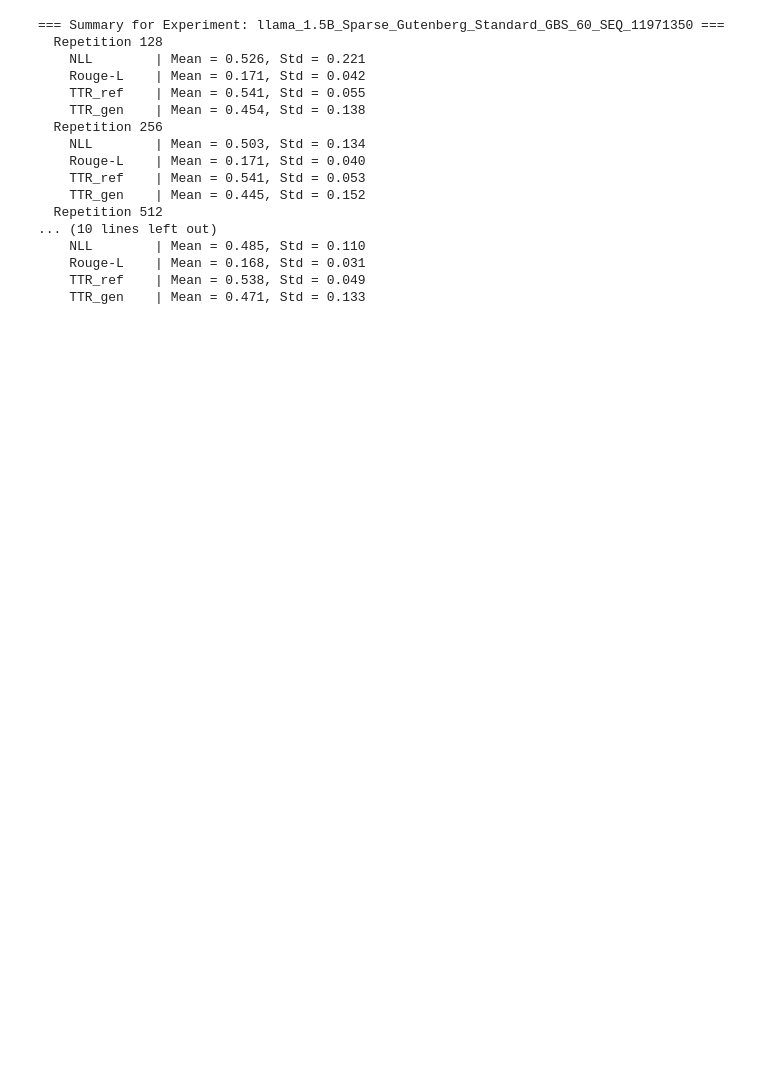
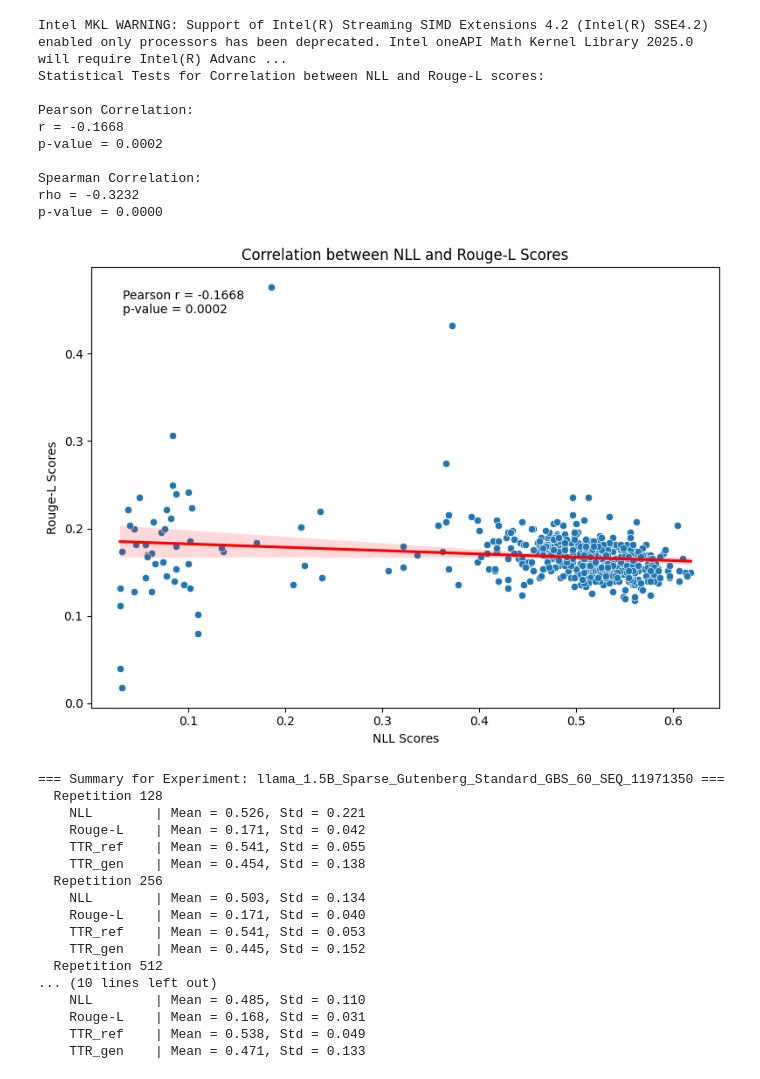
Before and after one commit to Alvorecer721/PDM, a Jupyter notebook: notebooks/rough-l.ipynb, the cells around one changed output. Saved outputs shown, nothing was run; the diff lists cells and outputs as text; code cells hidden in the pictures; blank space fills up the shorter version.

```diff
--- a/notebooks/rough-l.ipynb
+++ b/notebooks/rough-l.ipynb
@@ -187,12 +16,11 @@ repetitions_2048 = np.array([128, 256, 512, 1024, 2048])
 # %%
-goldfish_res_greedy = eval_metrics(
+goldfish_res_greedy = eval_rouge_ttr(
     base_path,
     experiments=[
-        # "llama_1.5B_Sparse_Gutenberg_K_50_H_13_GBS_60_SEQ_1984000",
-        # "llama_1.5B_Sparse_Gutenberg_Standard_GBS_60_SEQ_1984000",
-        "llama_1.5B_Sparse_Gutenberg_Standard_GBS_60_SEQ_11971350",
+        "llama_1.5B_Sparse_Gutenberg_K_50_H_13_GBS_60_SEQ_1984000",
+        "llama_1.5B_Sparse_Gutenberg_Standard_GBS_60_SEQ_1984000"
     ],
-    repetitions=repetitions_2048,
+    repetitions=[0],
     len_suffix=500,
     policy='greedy'
 )
@@ -199,3 +230,56 @@ goldfish_res_greedy = eval_metrics(
+# %%
+import numpy as np
+from scipy import stats
+import matplotlib.pyplot as plt
+import seaborn as sns
+
+# Your data
+rep = 2048
+nll_scores = goldfish_res_greedy['llama_1.5B_Sparse_Gutenberg_Standard_GBS_60_SEQ_11971350'][rep]['TTR_gen']['scores']
+rouge_scores = goldfish_res_greedy['llama_1.5B_Sparse_Gutenberg_Standard_GBS_60_SEQ_11971350'][rep]['Rouge-L']['scores']
+
+# Calculate correlations and their significance
+pearson_r, pearson_p = stats.pearsonr(nll_scores, rouge_scores)
+spearman_r, spearman_p = stats.spearmanr(nll_scores, rouge_scores)
+
+# Print results
+print("Statistical Tests for Correlation between NLL and Rouge-L scores:")
+print("\nPearson Correlation:")
+print(f"r = {pearson_r:.4f}")
+print(f"p-value = {pearson_p:.4f}")
+
+print("\nSpearman Correlation:")
+print(f"rho = {spearman_r:.4f}")
+print(f"p-value = {spearman_p:.4f}")
+
+# Visualization
+plt.figure(figsize=(8, 6))
+sns.scatterplot(x=nll_scores, y=rouge_scores)
+sns.regplot(x=nll_scores, y=rouge_scores, scatter=False, color='red')
+
+plt.xlabel('NLL Scores')
+plt.ylabel('Rouge-L Scores')
+plt.title('Correlation between NLL and Rouge-L Scores')
+
+# Add correlation coefficient to plot
+plt.text(0.05, 0.95, f'Pearson r = {pearson_r:.4f}\np-value = {pearson_p:.4f}',
+         transform=plt.gca().transAxes,
+         verticalalignment='top')
+
+plt.tight_layout()
+plt.show()
+# %% [output]
+Intel MKL WARNING: Support of Intel(R) Streaming SIMD Extensions 4.2 (Intel(R) SSE4.2) enabled only processors has been deprecated. Intel oneAPI Math Kernel Library 2025.0 will require Intel(R) Advanc ...
+Statistical Tests for Correlation between NLL and Rouge-L scores:
+
+Pearson Correlation:
+r = -0.1668
+p-value = 0.0002
+
+Spearman Correlation:
+rho = -0.3232
+p-value = 0.0000
+[figure, added]
 # %%
 log_metrics(goldfish_res_greedy)
 # %% [output]
```
Also changed, not shown: parts of 27 cells of this notebook, 1 other file.
